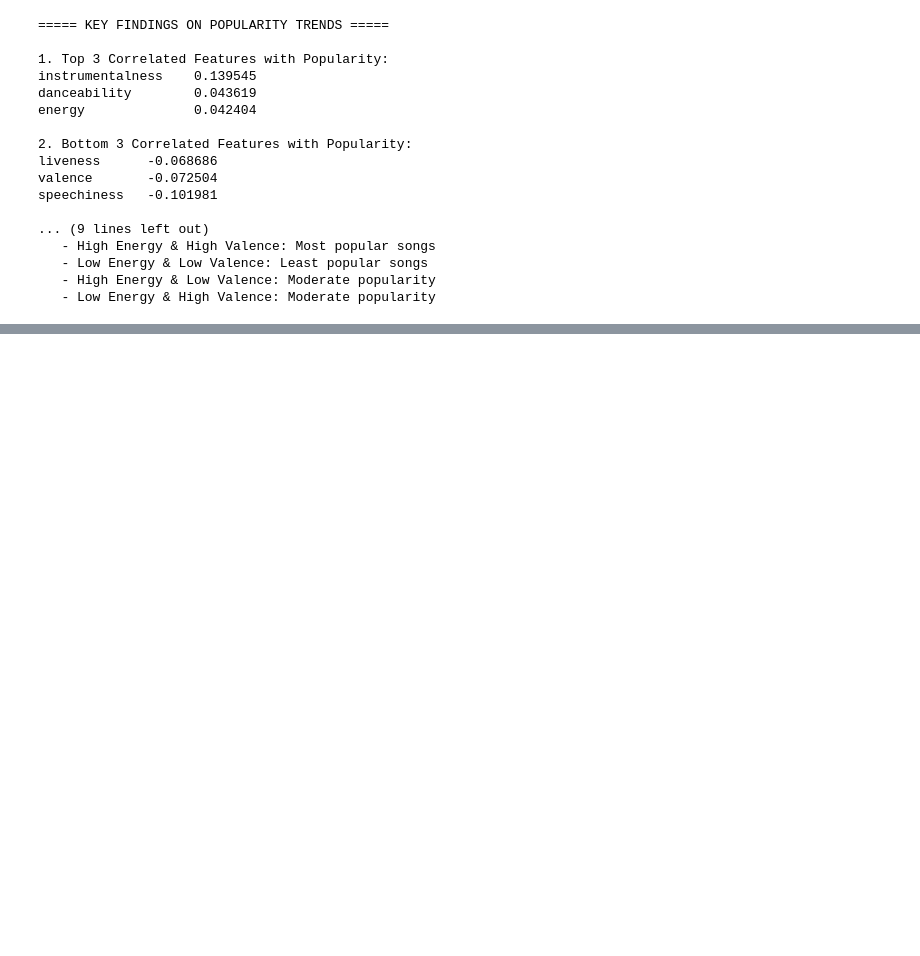
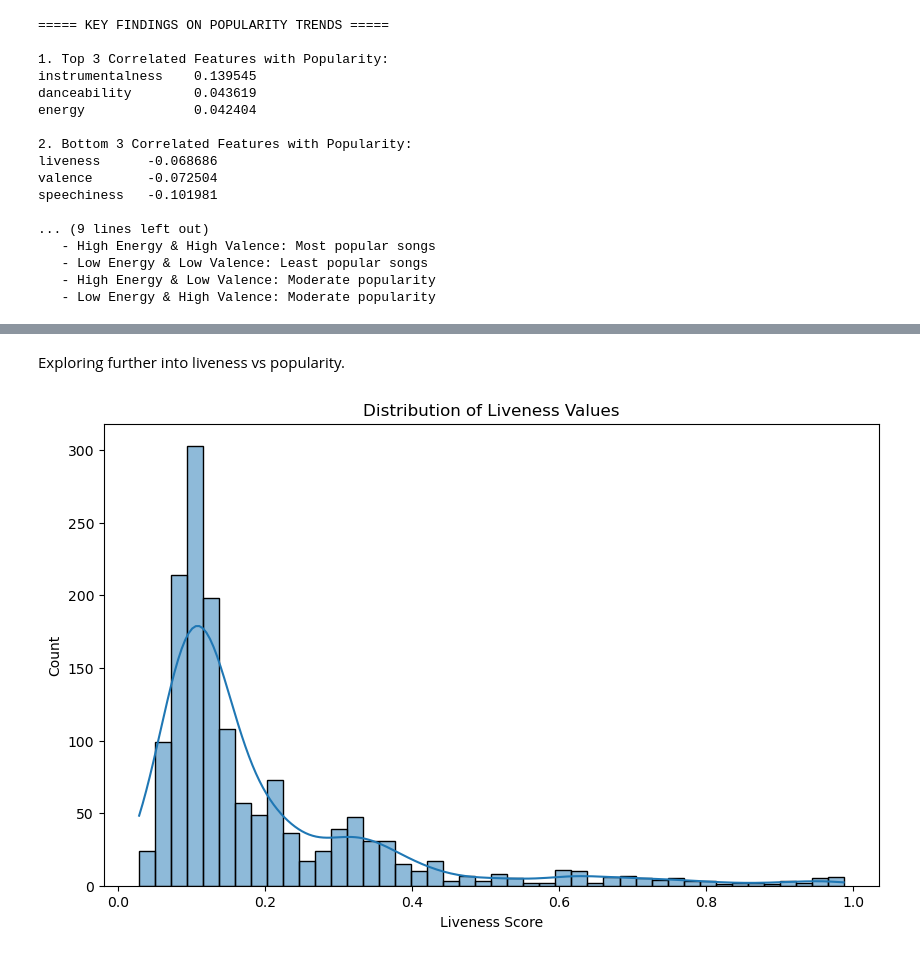
Before and after one commit to Bourkupine/cs4168-Project, a Jupyter notebook: EDA.ipynb, the cells around one changed output, grey strips where cells are left out. Drawn from its saved outputs; the diff is of its cells as text; code cells hidden in the pictures; blank space fills up the shorter version.

```diff
--- a/EDA.ipynb
+++ b/EDA.ipynb
@@ -493,0 +524,12 @@ speechiness   -0.101981
+# %% [markdown]
+Exploring further into liveness vs popularity.
+# %%
+# Examining the distribution of liveness
+plt.figure(figsize=(10, 6))
+sns.histplot(df['liveness'], kde=True)
+plt.title('Distribution of Liveness Values')
+plt.xlabel('Liveness Score')
+plt.ylabel('Count')
+plt.show()
+# %% [output]
+[figure, added]
```
Also changed, not shown: parts of 22 cells of this notebook, 1 other file.
